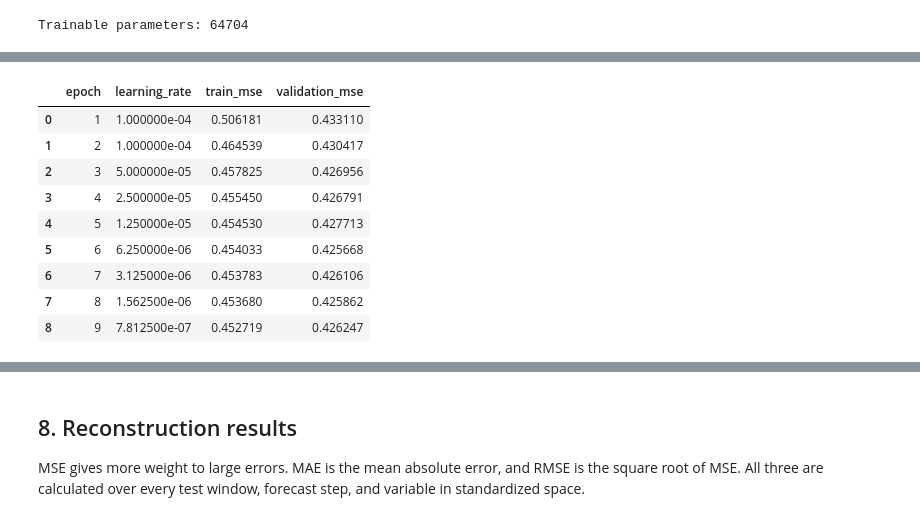
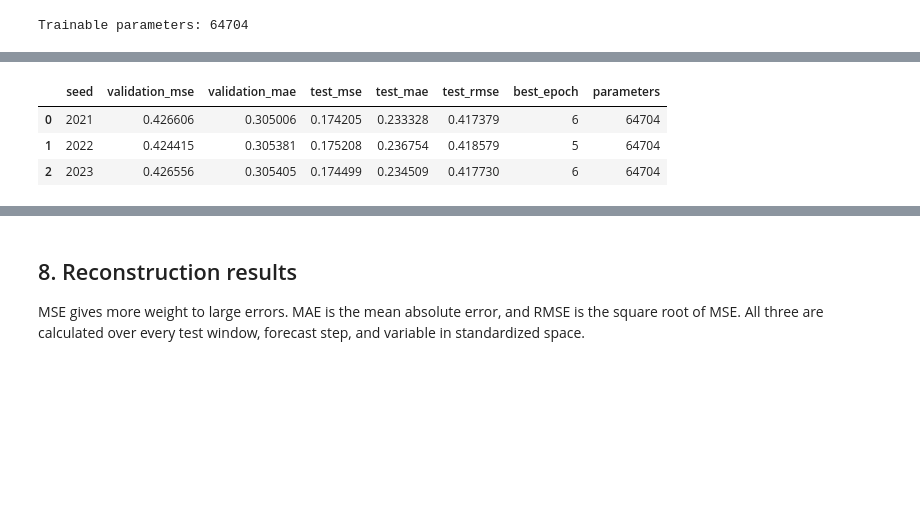
Before and after one commit to Etaiwi/long-horizon-time-series-forecasting, a Jupyter notebook: notebooks/01_dlinear_reconstruction.ipynb, the cells around one changed output, grey strips where cells are left out. Saved outputs shown, nothing was run; the diff lists cells and outputs as text; code cells hidden in the pictures; blank space fills up the shorter version.

```diff
--- a/notebooks/01_dlinear_reconstruction.ipynb
+++ b/notebooks/01_dlinear_reconstruction.ipynb
@@ -38,7 +38,8 @@ DATA_PATH = PROJECT_ROOT / "data" / "raw" / "weather.csv"
 INPUT_LENGTH = 336
 HORIZON = 96
 BATCH_SIZE = 16
-SEED = 2021
+SEEDS = [2021, 2022, 2023]
+RESULT_ROOT = PROJECT_ROOT / "results" / "dlinear" / "weather" / "horizon_096"
 DEVICE = torch.device("cuda" if torch.cuda.is_available() else "cpu")
 
 print("Device:", DEVICE)
@@ -224,15 +230,54 @@ Trainable parameters: 64704
 # %%
-seed_everything(SEED)
-training = train_forecaster(
-    model,
-    loaders["train"],
-    loaders["validation"],
-    device=DEVICE,
-    learning_rate=1e-4,
-    max_epochs=10,
-    patience=3,
-    verbose=True,
-)
-history = pd.DataFrame(training.history)
-history
+reconstruction_records = []
+histories = {}
+
+for seed in SEEDS:
+    print(f"\n===== DLinear | seed {seed} =====")
+    seed_everything(seed)
+    model = DLinear(
+        input_length=INPUT_LENGTH,
+        prediction_length=HORIZON,
+        channels=len(weather.channel_names),
+        moving_average=25,
+        individual=False,
+    )
+    seed_everything(seed)
+    training = train_forecaster(
+        model,
+        loaders["train"],
+        loaders["validation"],
+        device=DEVICE,
+        learning_rate=1e-4,
+        max_epochs=10,
+        patience=3,
+        verbose=True,
+    )
+    validation_metrics = evaluate_predictions(
+        lambda inputs, targets: model(inputs.to(DEVICE)).cpu(),
+        loaders["validation"],
+    )
+    test_metrics = evaluate_predictions(
+        lambda inputs, targets: model(inputs.to(DEVICE)).cpu(),
+        loaders["test"],
+    )
+    histories[seed] = pd.DataFrame(training.history)
+    reconstruction_records.append(
+        {
+            "seed": seed,
+            "validation_mse": validation_metrics["MSE"],
+            "validation_mae": validation_metrics["MAE"],
+            "test_mse": test_metrics["MSE"],
+            "test_mae": test_metrics["MAE"],
+            "test_rmse": test_metrics["RMSE"],
+            "best_epoch": training.best_epoch,
+            "parameters": sum(p.numel() for p in model.parameters()),
+        }
+    )
+    RESULT_ROOT.mkdir(parents=True, exist_ok=True)
+    pd.DataFrame(reconstruction_records).to_csv(
+        RESULT_ROOT / "reconstruction_by_seed.csv", index=False
+    )
+
+reconstruction_runs = pd.DataFrame(reconstruction_records)
+reconstruction_runs
 # %% [output]
@@ -248,11 +301,5 @@ Epoch   9/10 | train MSE 0.452719 | validation MSE 0.426247 | lr 7.81e-07
-|  | epoch | learning_rate | train_mse | validation_mse |
-| 0 | 1 | 1.000000e-04 | 0.506181 | 0.433110 |
-| 1 | 2 | 1.000000e-04 | 0.464539 | 0.430417 |
-| 2 | 3 | 5.000000e-05 | 0.457825 | 0.426956 |
-| 3 | 4 | 2.500000e-05 | 0.455450 | 0.426791 |
-| 4 | 5 | 1.250000e-05 | 0.454530 | 0.427713 |
-| 5 | 6 | 6.250000e-06 | 0.454033 | 0.425668 |
-| 6 | 7 | 3.125000e-06 | 0.453783 | 0.426106 |
-| 7 | 8 | 1.562500e-06 | 0.453680 | 0.425862 |
-| 8 | 9 | 7.812500e-07 | 0.452719 | 0.426247 |
+|  | seed | validation_mse | validation_mae | test_mse | test_mae | test_rmse | best_epoch | parameters |
+| 0 | 2021 | 0.426606 | 0.305006 | 0.174205 | 0.233328 | 0.417379 | 6 | 64704 |
+| 1 | 2022 | 0.424415 | 0.305381 | 0.175208 | 0.236754 | 0.418579 | 5 | 64704 |
+| 2 | 2023 | 0.426556 | 0.305405 | 0.174499 | 0.234509 | 0.417730 | 6 | 64704 |
 # %%
```
Also changed, not shown: parts of 6 cells of this notebook, 6 other files.
